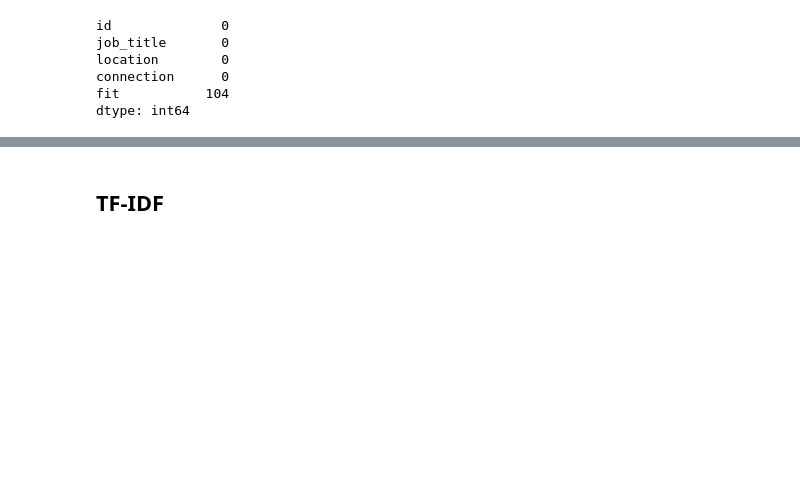
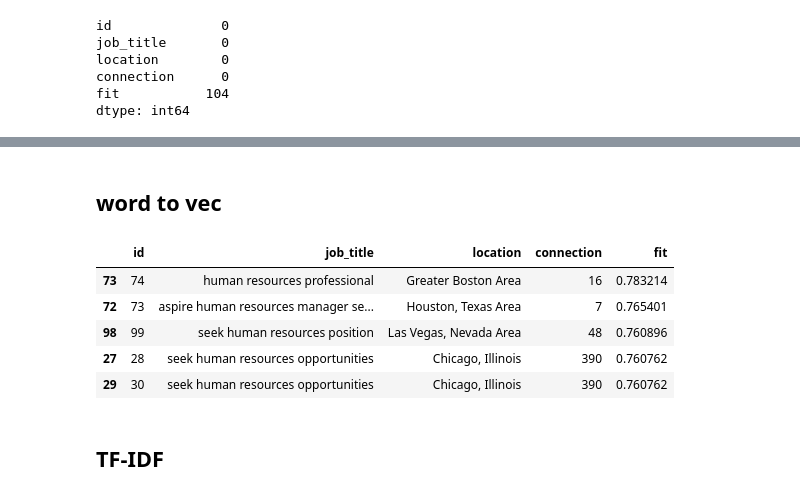
Before and after one commit to m-odeh/1PKfUSu4UrOPMN0X, a Jupyter notebook: notebooks/Untitled.ipynb, the cells around one changed output, grey strips where cells are left out. Cells and saved outputs as stored; diff of their text form; code cells hidden in the pictures; blank space fills up the shorter version.

```diff
--- a/notebooks/Untitled.ipynb
+++ b/notebooks/Untitled.ipynb
@@ -82,3 +205,48 @@ talents_df.head()
+# %% [markdown]
+## word to vec
+# %%
+model_name = "word2vec-google-news-300"
+word_vectors = api.load(model_name)
+
+keywords = ["Aspiring human resources", "seeking human resources"]
+
+keyword_similarities = []
+
+# Tokenize job titles and obtain their Word2Vec embeddings
+job_title_tokens = [title.split() for title in talents_cleaned['job_title']]
+job_title_embeddings = []
+
+for keyword in keywords:
+    # Tokenize the current keyword and obtain its Word2Vec embeddings
+    keyword_tokens = keyword.split()
+    keyword_embedding = np.mean([word_vectors[word] for word in keyword_tokens if word in word_vectors], axis=0)
+
+    # Calculate cosine similarities between the current keyword and job title embeddings
+    similarities = []
+    for tokens in job_title_tokens:
+        title_vector = np.mean([word_vectors[word] for word in tokens if word in word_vectors], axis=0)
+        similarity = cosine_similarity([keyword_embedding], [title_vector])[0][0]
+        similarities.append(similarity)
+
+    keyword_similarities.append(similarities)
+
+# Combine or average the similarity scores based on all keywords for each job title
+average_similarities = np.mean(keyword_similarities, axis=0)
+
+# Add the average similarity scores to the DataFrame for ranking
+talents_cleaned['fit'] = average_similarities
+
+# Sort
+ranked_data = talents_cleaned.sort_values(by='fit', ascending=False)
+
+ranked_data.head()
+# %% [output]
+|  | id | job_title | location | connection | fit |
+| 73 | 74 | human resources professional | Greater Boston Area | 16 | 0.783214 |
+| 72 | 73 | aspire human resources manager se... | Houston, Texas Area | 7 | 0.765401 |
+| 98 | 99 | seek human resources position | Las Vegas, Nevada Area | 48 | 0.760896 |
+| 27 | 28 | seek human resources opportunities | Chicago, Illinois | 390 | 0.760762 |
+| 29 | 30 | seek human resources opportunities | Chicago, Illinois | 390 | 0.760762 |
 # %% [markdown]
 ## TF-IDF
 # %%
```
Also changed, not shown: parts of 56 cells of this notebook.
